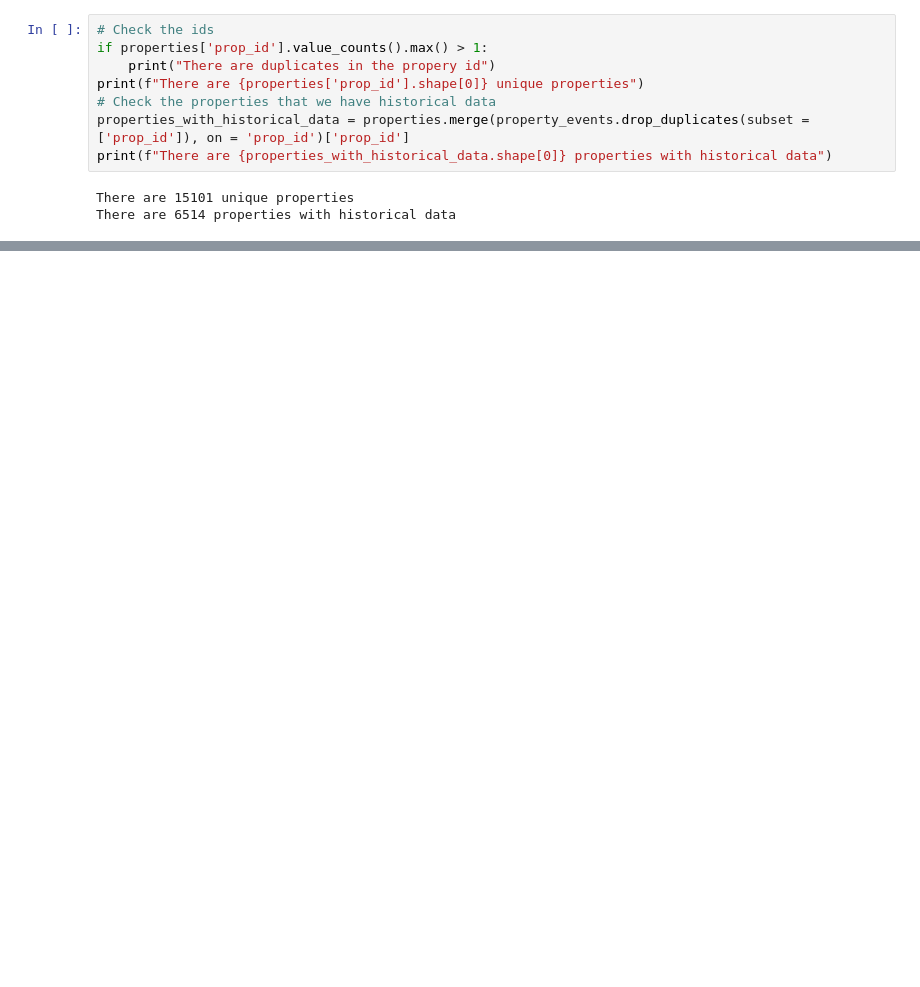
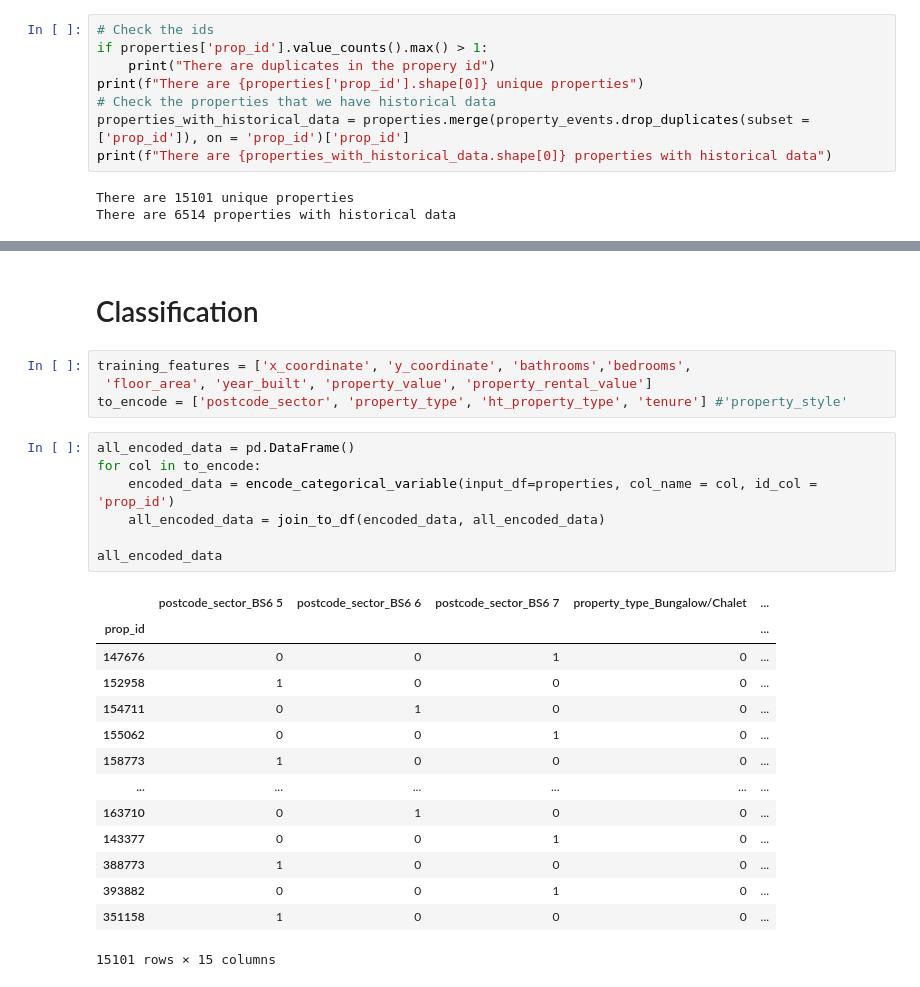
Before and after one commit to kleokog/Mycodes, a Jupyter notebook: Script_1.ipynb, the cells around one changed output, grey strips where cells are left out. Drawn from its saved outputs; the diff is of its cells as text; blank space fills up the shorter version.

```diff
--- a/Script_1.ipynb
+++ b/Script_1.ipynb
@@ -56,0 +145,28 @@ There are 6514 properties with historical data
+# %% [markdown]
+# Classification
+# %%
+training_features = ['x_coordinate', 'y_coordinate', 'bathrooms','bedrooms',
+ 'floor_area', 'year_built', 'property_value', 'property_rental_value']
+to_encode = ['postcode_sector', 'property_type', 'ht_property_type', 'tenure'] #'property_style'
+# %%
+all_encoded_data = pd.DataFrame()
+for col in to_encode:
+    encoded_data = encode_categorical_variable(input_df=properties, col_name = col, id_col = 'prop_id')
+    all_encoded_data = join_to_df(encoded_data, all_encoded_data)
+
+all_encoded_data
+# %% [output]
+|  | postcode_sector_BS6 5 | postcode_sector_BS6 6 | postcode_sector_BS6 7 | property_type_Bungalow/Chalet | ... |
+| prop_id |  |  |  |  | ... |
+| 147676 | 0 | 0 | 1 | 0 | ... |
+| 152958 | 1 | 0 | 0 | 0 | ... |
+| 154711 | 0 | 1 | 0 | 0 | ... |
+| 155062 | 0 | 0 | 1 | 0 | ... |
+| 158773 | 1 | 0 | 0 | 0 | ... |
+| ... | ... | ... | ... | ... | ... |
+| 163710 | 0 | 1 | 0 | 0 | ... |
+| 143377 | 0 | 0 | 1 | 0 | ... |
+| 388773 | 1 | 0 | 0 | 0 | ... |
+| 393882 | 0 | 0 | 1 | 0 | ... |
+| 351158 | 1 | 0 | 0 | 0 | ... |
+15101 rows × 15 columns
```
Also changed, not shown: parts of 27 cells of this notebook, 2 other files.
